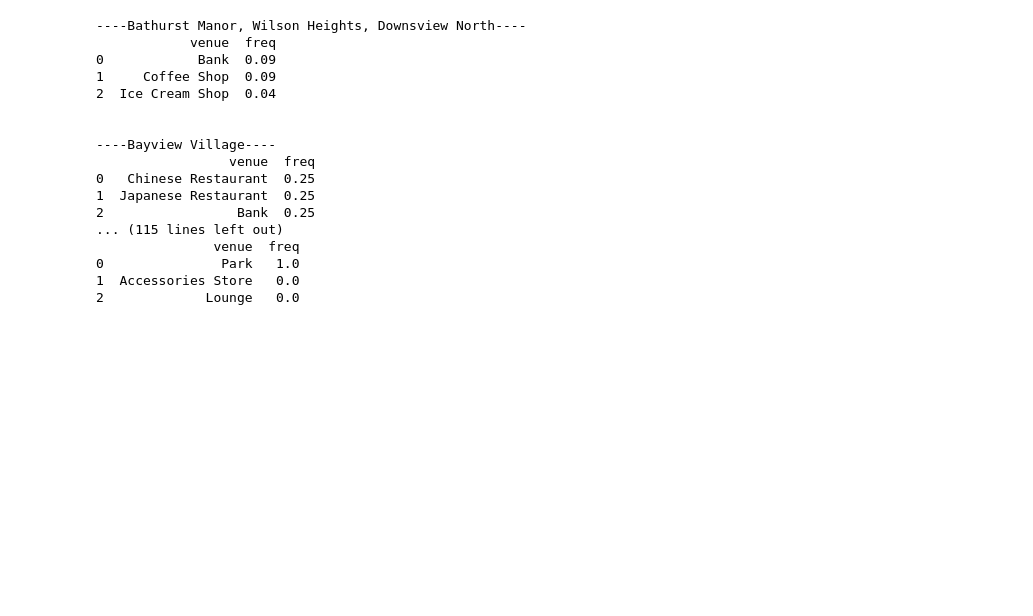
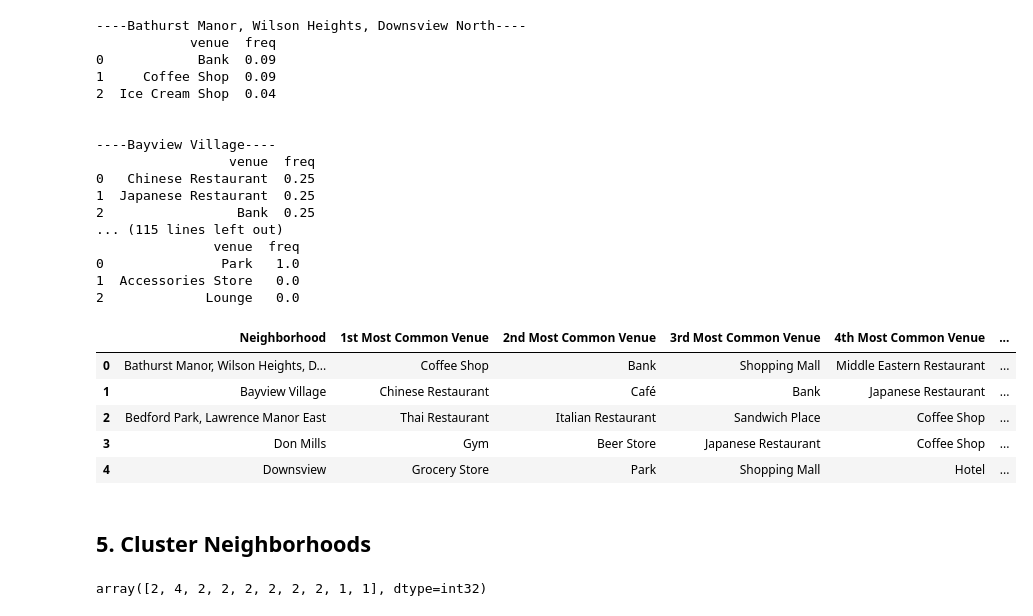
Before and after one commit to dulanjaleekrs/Coursera_Capstone, a Jupyter notebook: Neighborhoods in Toronto.ipynb, the cells around one changed output. Saved outputs shown, nothing was run; the diff lists cells and outputs as text; code cells hidden in the pictures; blank space fills up the shorter version.

```diff
--- a/Neighborhoods in Toronto.ipynb
+++ b/Neighborhoods in Toronto.ipynb
@@ -417,0 +428,38 @@ for hood in northYork_grouped['Neighborhood']:
+# %%
+num_top_venues = 10
+
+indicators = ['st', 'nd', 'rd']
+
+columns = ['Neighborhood']
+for ind in np.arange(num_top_venues):
+    try:
+        columns.append('{}{} Most Common Venue'.format(ind+1, indicators[ind]))
+    except:
+        columns.append('{}th Most Common Venue'.format(ind+1))
+
+northYork_venues_sorted = pd.DataFrame(columns=columns)
+northYork_venues_sorted['Neighborhood'] = northYork_grouped['Neighborhood']
+
+for ind in np.arange(northYork_grouped.shape[0]):
+    northYork_venues_sorted.iloc[ind, 1:] = return_most_common_venues(northYork_grouped.iloc[ind, :], num_top_venues)
+
+northYork_venues_sorted.head()
+# %% [output]
+|  | Neighborhood | 1st Most Common Venue | 2nd Most Common Venue | 3rd Most Common Venue | 4th Most Common Venue | ... |
+| 0 | Bathurst Manor, Wilson Heights, D... | Coffee Shop | Bank | Shopping Mall | Middle Eastern Restaurant | ... |
+| 1 | Bayview Village | Chinese Restaurant | Café | Bank | Japanese Restaurant | ... |
+| 2 | Bedford Park, Lawrence Manor East | Thai Restaurant | Italian Restaurant | Sandwich Place | Coffee Shop | ... |
+| 3 | Don Mills | Gym | Beer Store | Japanese Restaurant | Coffee Shop | ... |
+| 4 | Downsview | Grocery Store | Park | Shopping Mall | Hotel | ... |
+# %% [markdown]
+## 5. Cluster Neighborhoods
+# %%
+kclusters = 5
+
+northYork_grouped_clustering = northYork_grouped.drop('Neighborhood', 1)
+
+kmeans = KMeans(n_clusters=kclusters, random_state=0).fit(northYork_grouped_clustering)
+
+kmeans.labels_[0:10]
+# %% [output]
+array([2, 4, 2, 2, 2, 2, 2, 2, 1, 1], dtype=int32)
```
Also changed, not shown: parts of 3 cells of this notebook.
